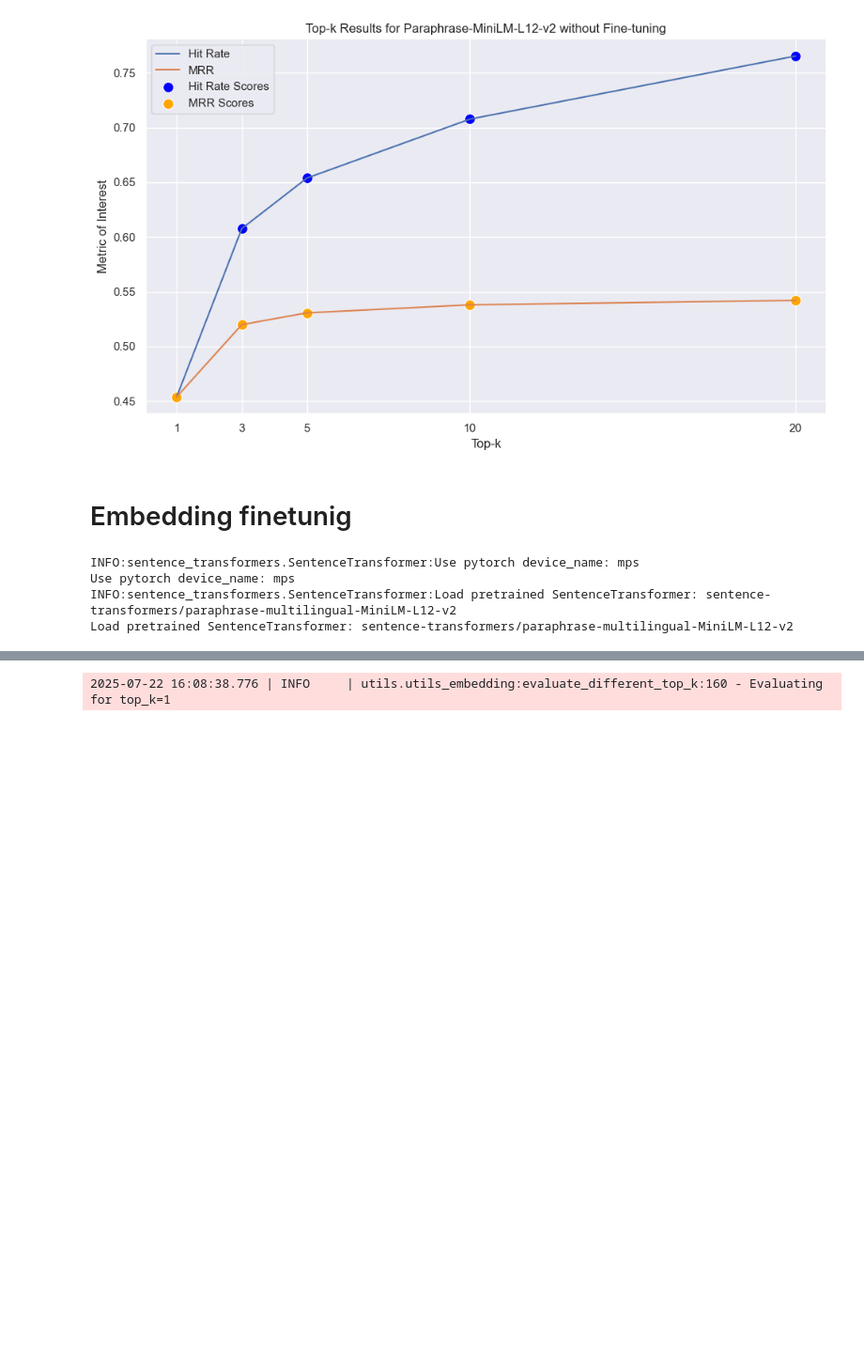
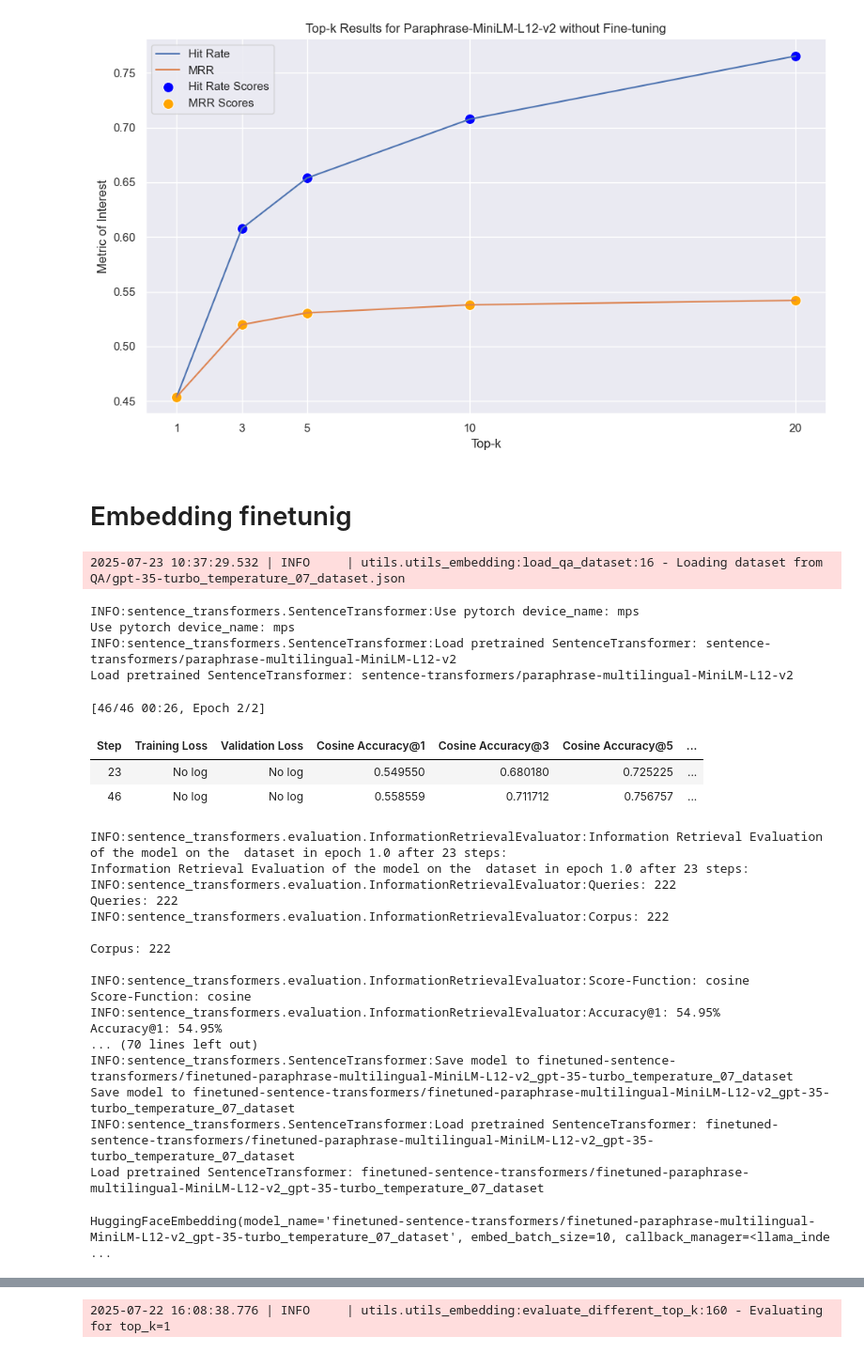
Before and after one commit to giobbu/GenAI, a Jupyter notebook: embedding-multilingual/improving_with_finetuning.ipynb, the cells around one changed output, grey strips where cells are left out. Shown: that part at 94% size. Saved outputs shown, nothing was run; the diff lists cells and outputs as text; code cells hidden in the pictures; blank space fills up the shorter version.

Commit message:
notebook finetuning: finetuning-embedding-function

```diff
--- a/embedding-multilingual/improving_with_finetuning.ipynb
+++ b/embedding-multilingual/improving_with_finetuning.ipynb
@@ -108,15 +108,54 @@ plot_topk_results(df_results_no_finetuning, "Top-k Results for Paraphrase-MiniLM
 # Embedding finetunig
 # %%
 from llama_index.finetuning import SentenceTransformersFinetuneEngine
+from utils.utils_embedding import load_qa_dataset
 
-finetune_engine = SentenceTransformersFinetuneEngine(
-                                                    it_dataset,
-                                                    model_id=model_name,
-                                                    model_output_path="finetuned_model",
-                                                    val_dataset=it_dataset,
-                                                    )
+dataset_name = "QA/gpt-35-turbo_temperature_07_dataset.json"
+model_name = "sentence-transformers/paraphrase-multilingual-MiniLM-L12-v2"
+model_output_path_name = f"finetuned-sentence-transformers/finetuned-paraphrase-multilingual-MiniLM-L12-v2_{dataset_name.split('/')[-1].split('.')[0]}"
+
+def run_finetuning(dataset_name, model_name, model_output_path_name):
+    """
+    Finetune the Sentence Transformers model on the specified dataset.
+    """
+    qa_dataset = load_qa_dataset(dataset_name)
+    finetune_engine = SentenceTransformersFinetuneEngine(
+                                                        qa_dataset,
+                                                        model_id=model_name,
+                                                        model_output_path=model_output_path_name,
+                                                        val_dataset=qa_dataset,
+                                                        )
+    finetune_engine.finetune()
+    finetuned_embed_model = finetune_engine.get_finetuned_model()
+    return finetuned_embed_model
+
+finetuned_embed_model = run_finetuning(dataset_name, model_name, model_output_path_name)
+finetuned_embed_model
 # %% [output]
-INFO:sentence_transformers.SentenceTransformer:Use pytorch device_name: mps
-Use pytorch device_name: mps
-INFO:sentence_transformers.SentenceTransformer:Load pretrained SentenceTransformer: sentence-transformers/paraphrase-multilingual-MiniLM-L12-v2
-Load pretrained SentenceTransformer: sentence-transformers/paraphrase-multilingual-MiniLM-L12-v2
+2025-07-23 10:37:29.532 | INFO     | utils.utils_embedding:load_qa_dataset:16 - Loading dataset from QA/gpt-35-turbo_temperature_07_dataset.json
+INFO:sentence_transformers.SentenceTransformer:Use pytorch device_name: mps
+Use pytorch device_name: mps
+INFO:sentence_transformers.SentenceTransformer:Load pretrained SentenceTransformer: sentence-transformers/paraphrase-multilingual-MiniLM-L12-v2
+Load pretrained SentenceTransformer: sentence-transformers/paraphrase-multilingual-MiniLM-L12-v2
+[46/46 00:26, Epoch 2/2]
+| Step | Training Loss | Validation Loss | Cosine Accuracy@1 | Cosine Accuracy@3 | Cosine Accuracy@5 | ... |
+| 23 | No log | No log | 0.549550 | 0.680180 | 0.725225 | ... |
+| 46 | No log | No log | 0.558559 | 0.711712 | 0.756757 | ... |
+INFO:sentence_transformers.evaluation.InformationRetrievalEvaluator:Information Retrieval Evaluation of the model on the  dataset in epoch 1.0 after 23 steps:
+Information Retrieval Evaluation of the model on the  dataset in epoch 1.0 after 23 steps:
+INFO:sentence_transformers.evaluation.InformationRetrievalEvaluator:Queries: 222
+Queries: 222
+INFO:sentence_transformers.evaluation.InformationRetrievalEvaluator:Corpus: 222
+
+Corpus: 222
+
+INFO:sentence_transformers.evaluation.InformationRetrievalEvaluator:Score-Function: cosine
+Score-Function: cosine
+INFO:sentence_transformers.evaluation.InformationRetrievalEvaluator:Accuracy@1: 54.95%
+Accuracy@1: 54.95%
+... (70 lines left out)
+INFO:sentence_transformers.SentenceTransformer:Save model to finetuned-sentence-transformers/finetuned-paraphrase-multilingual-MiniLM-L12-v2_gpt-35-turbo_temperature_07_dataset
+Save model to finetuned-sentence-transformers/finetuned-paraphrase-multilingual-MiniLM-L12-v2_gpt-35-turbo_temperature_07_dataset
+INFO:sentence_transformers.SentenceTransformer:Load pretrained SentenceTransformer: finetuned-sentence-transformers/finetuned-paraphrase-multilingual-MiniLM-L12-v2_gpt-35-turbo_temperature_07_dataset
+Load pretrained SentenceTransformer: finetuned-sentence-transformers/finetuned-paraphrase-multilingual-MiniLM-L12-v2_gpt-35-turbo_temperature_07_dataset
+HuggingFaceEmbedding(model_name='finetuned-sentence-transformers/finetuned-paraphrase-multilingual-MiniLM-L12-v2_gpt-35-turbo_temperature_07_dataset', embed_batch_size=10, callback_manager=<llama_inde ...
```
Also changed, not shown: parts of 3 cells of this notebook.
